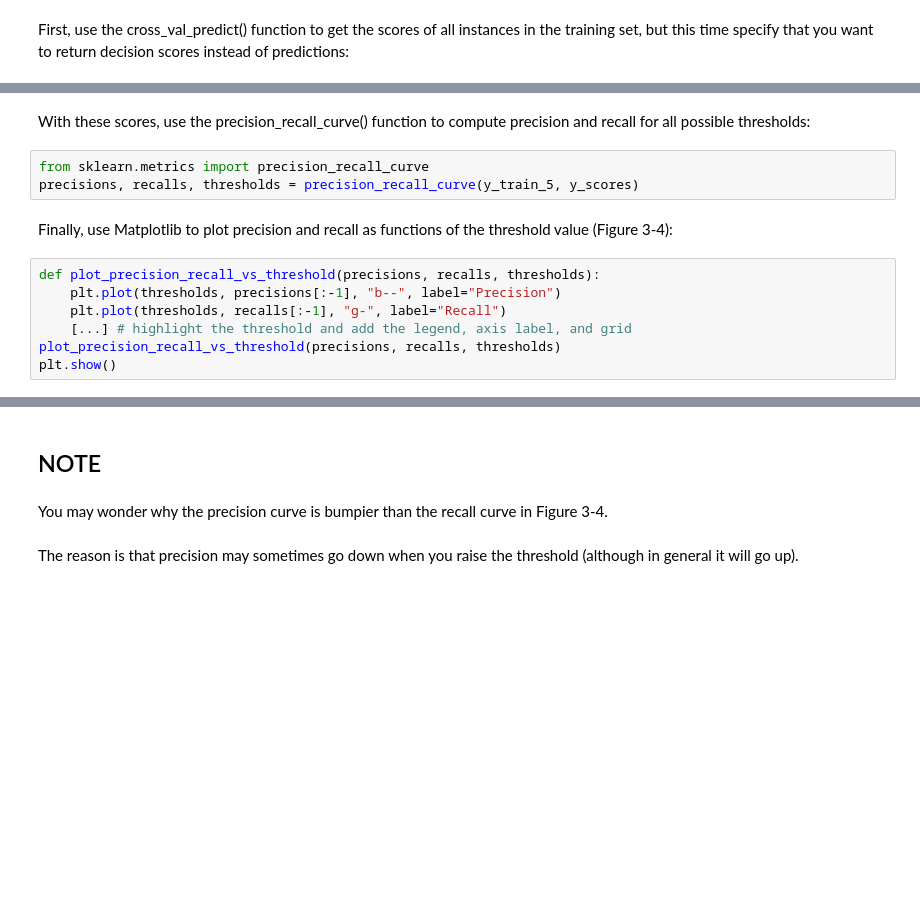
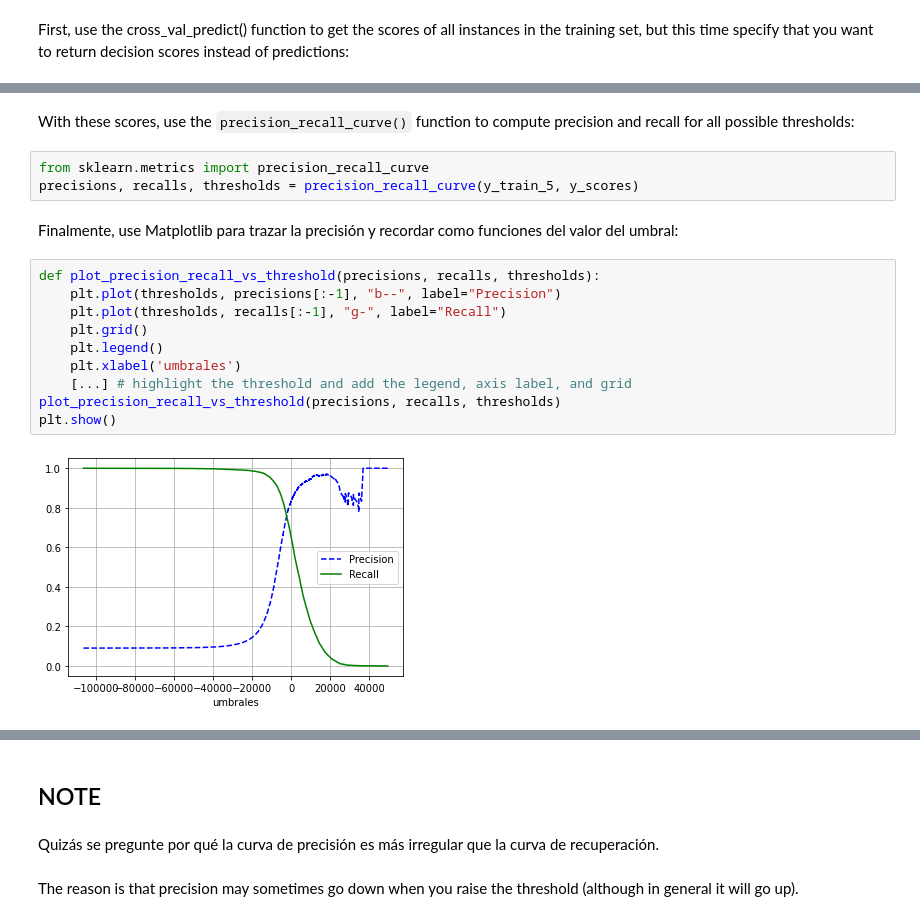
Before and after one commit to marco-canas/encuentra_tu_persona_vitamina, a Jupyter notebook: classes/class_26_multiclase/class_26_multiclase.ipynb, the cells around one changed output, grey strips where cells are left out. Cells and saved outputs as stored; diff of their text form; blank space fills up the shorter version.

```diff
--- a/classes/class_26_multiclase/class_26_multiclase.ipynb
+++ b/classes/class_26_multiclase/class_26_multiclase.ipynb
@@ -174,22 +273,27 @@ y_scores = cross_val_predict(sgd_clf, X_train, y_train_5, cv=3,
 # %% [markdown]
-With these scores, use the precision_recall_curve() function to compute precision and recall for all possible thresholds:
+With these scores, use the `precision_recall_curve()` function to compute precision and recall for all possible thresholds:
 # %%
 from sklearn.metrics import precision_recall_curve
 precisions, recalls, thresholds = precision_recall_curve(y_train_5, y_scores)
-# %% [markdown]
-Finally, use Matplotlib to plot precision and recall as functions of the threshold value (Figure 3-4):
+# %% [markdown]
+Finalmente, use Matplotlib para trazar la precisión y recordar como funciones del valor del umbral:
 # %%
 def plot_precision_recall_vs_threshold(precisions, recalls, thresholds):
     plt.plot(thresholds, precisions[:-1], "b--", label="Precision")
     plt.plot(thresholds, recalls[:-1], "g-", label="Recall")
+    plt.grid()
+    plt.legend()
+    plt.xlabel('umbrales')
     [...] # highlight the threshold and add the legend, axis label, and grid
 plot_precision_recall_vs_threshold(precisions, recalls, thresholds)
 plt.show()
+# %% [output]
+[figure, added]
 # %% [markdown]
 <img src = 'https://github.com/marco-canas/intro-Machine-Learning/blob/main/classes/class_26_multiclase/figura_3_4_thresholds.jpg?raw=true'>
 # %% [markdown]
 ## NOTE
-# %% [markdown]
-You may wonder why the precision curve is bumpier than the recall curve in Figure 3-4.
+# %% [markdown]
+Quizás se pregunte por qué la curva de precisión es más irregular que la curva de recuperación.
 # %% [markdown]
 The reason is that precision may sometimes go down when you raise the threshold (although in general it will go up).
```
Also changed, not shown: parts of 217 cells of this notebook.
